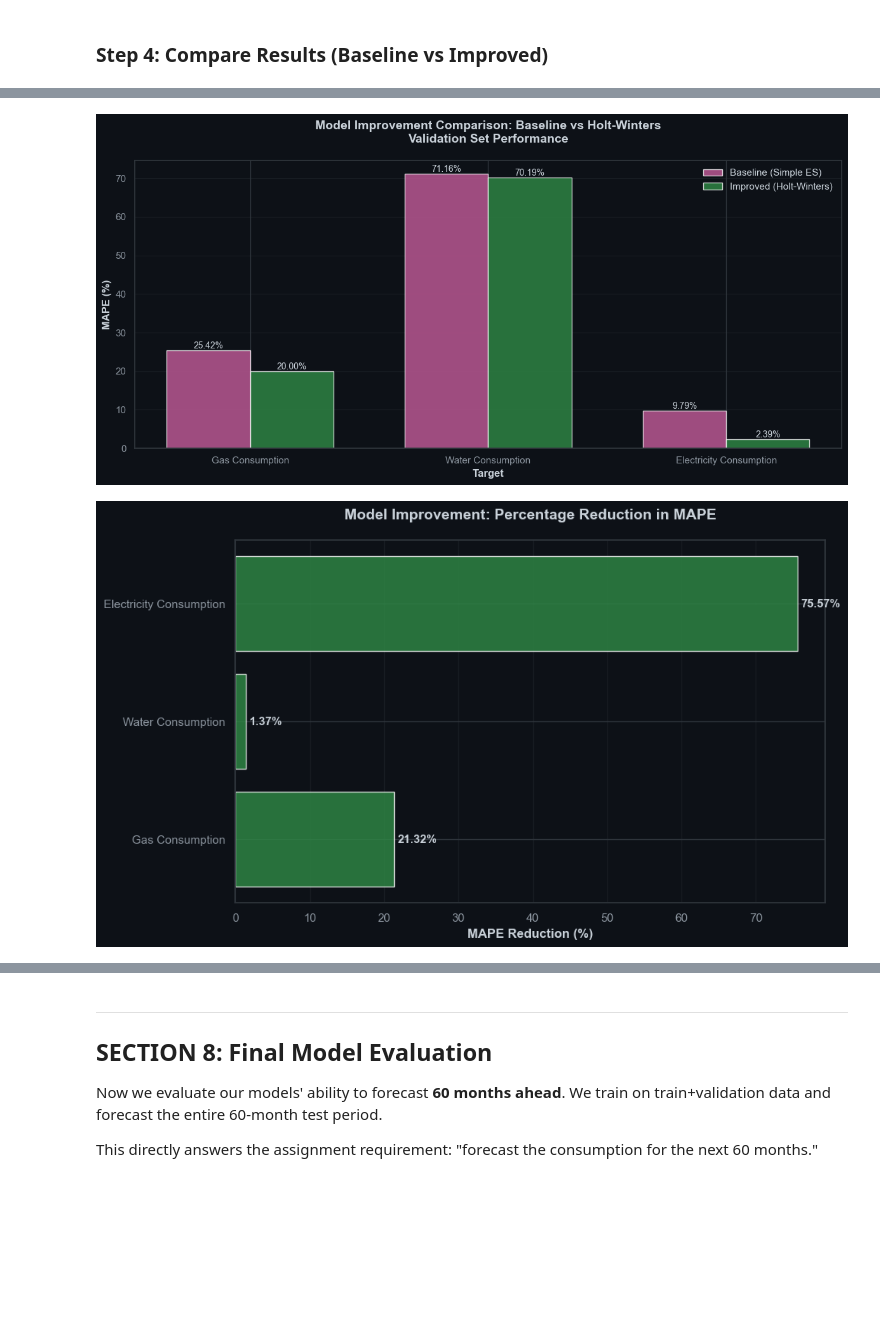
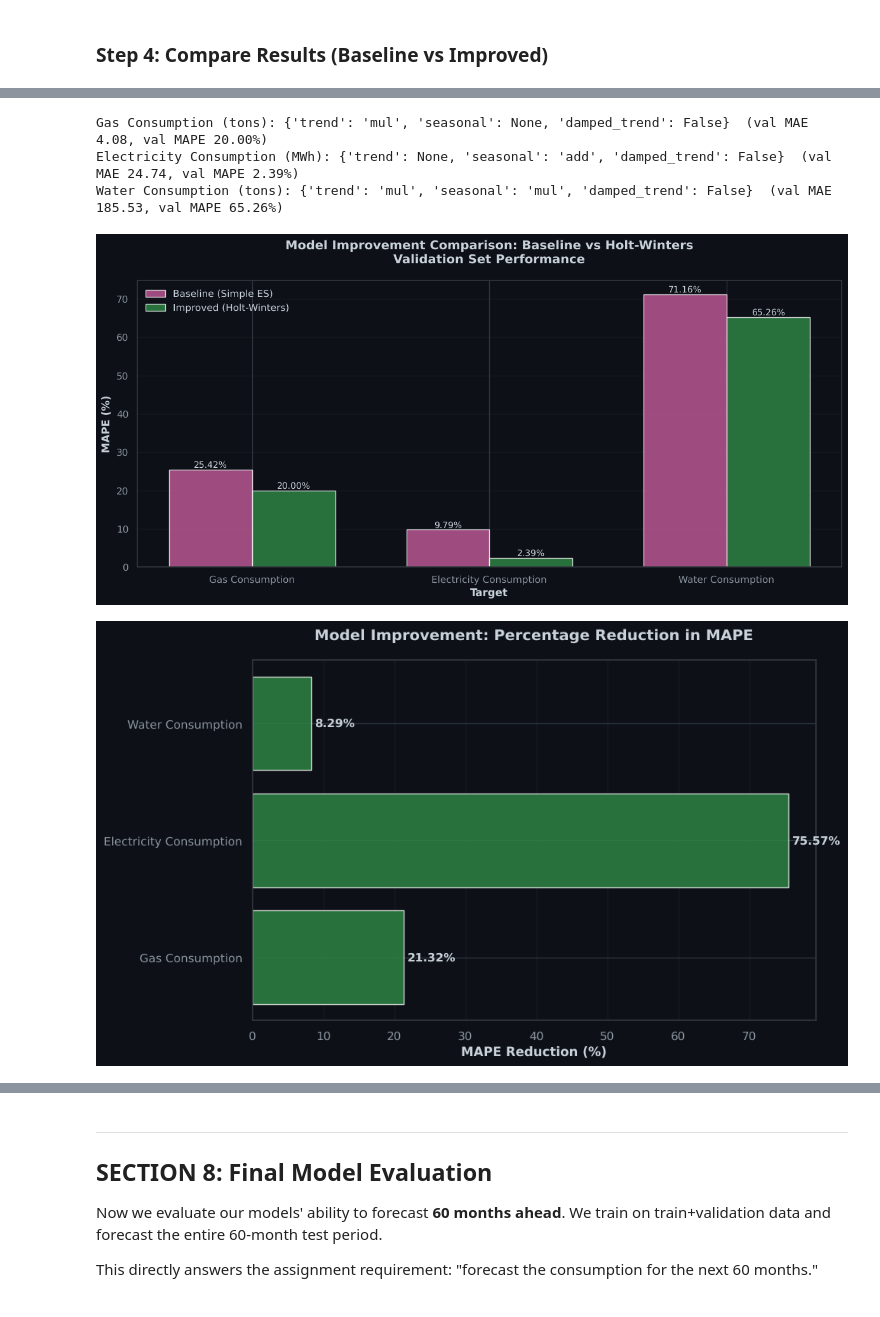
Before and after one commit to pufferfish3e/unsupervised-learning, a Jupyter notebook: p2510877_CA2_PartB_KendrickSlamat.ipynb, the cells around one changed output, grey strips where cells are left out. Cells and saved outputs as stored; diff of their text form; code cells hidden in the pictures; blank space fills up the shorter version.

```diff
--- a/p2510877_CA2_PartB_KendrickSlamat.ipynb
+++ b/p2510877_CA2_PartB_KendrickSlamat.ipynb
@@ -708,7 +713,7 @@ improved_hw_results = []
 fitted = improved_model.fit()
 val_pred = fitted.forecast(steps=len(val))
 
-results = evaluate_forecast(val['Gas Consumption (tons)'], val_pred, 'Baseline: Simple ES', 'Gas Consumption')
+results = evaluate_forecast(val['Gas Consumption (tons)'], val_pred, 'Holt-Winters (add/add/damped)', 'Gas Consumption')
 print("Gas Consumption Improved (Pre-Tuning) Results:")
 print(f"Validation MAE: {results['MAE']:.2f}\nValidation MSE: {results['MSE']:.2f}\nValidation MAPE: {results['MAPE (%)']:.2f}%")
 improved_hw_results.append(results)
@@ -722,7 +727,7 @@ improved_model = ExponentialSmoothing(
 )
 fitted = improved_model.fit()
 val_pred = fitted.forecast(steps=len(val))
-results = evaluate_forecast(val['Water Consumption (tons)'], val_pred, 'Baseline: Simple ES', 'Water Consumption')
+results = evaluate_forecast(val['Water Consumption (tons)'], val_pred, 'Holt-Winters (add/add/damped)', 'Water Consumption')
 print("Water Consumption Improved (Pre-Tuning) Results:")
 print(f"Validation MAE: {results['MAE']:.2f}\nValidation MSE: {results['MSE']:.2f}\nValidation MAPE: {results['MAPE (%)']:.2f}%")
 improved_hw_results.append(results)
@@ -736,7 +741,7 @@ improved_model = ExponentialSmoothing(
 )
 fitted = improved_model.fit()
 val_pred = fitted.forecast(steps=len(val))
-results = evaluate_forecast(val['Electricity Consumption (MWh)'], val_pred, 'Baseline: Simple ES', 'Electricity Consumption')
+results = evaluate_forecast(val['Electricity Consumption (MWh)'], val_pred, 'Holt-Winters (add/add/damped)', 'Electricity Consumption')
 print("Electricity Consumption Improved (Pre-Tuning) Results:")
 print(f"Validation MAE: {results['MAE']:.2f}\nValidation MSE: {results['MSE']:.2f}\nValidation MAPE: {results['MAPE (%)']:.2f}%")
 improved_hw_results.append(results)
@@ -909,0 +839,5 @@ Best Electricity params: {'trend': None, 'seasonal': 'add', 'damped_trend': Fals
+# %%
+# Grid search over Exponential Smoothing parameters (Water Consumption)
+best_params_water, grid_water = grid_search_hw('Water Consumption (tons)')
+print(f'Best Water params: {best_params_water}')
+grid_water.head()
@@ -909,0 +852,5 @@ Best Electricity params: {'trend': None, 'seasonal': 'add', 'damped_trend': Fals
+# %%
+# Grid search over Exponential Smoothing parameters (Electricity Consumption)
+best_params_elec, grid_elec = grid_search_hw('Electricity Consumption (MWh)')
+print(f'Best Electricity params: {best_params_elec}')
+grid_elec.head()
@@ -1153,0 +1000,27 @@ Electricity: {'trend': None, 'seasonal': 'add', 'damped_trend': False, 'MAPE': 0
+# %%
+# Step 4: Compare Results (Baseline vs Improved) on the validation set
+best_params_by_target = {
+    'Gas Consumption (tons)': best_params_gas,
+    'Electricity Consumption (MWh)': best_params_elec,
+    'Water Consumption (tons)': best_params_water,
+}
+
+rows = []
+for target, best_params in best_params_by_target.items():
+    name = target.replace(' (tons)', '').replace(' (MWh)', '')
+    baseline_row = baseline_df.set_index('Target').loc[name]
+    rows.append({
+        'Target': name,
+        'Baseline MAE': baseline_row['MAE'],
+        'Tuned MAE': best_params['MAE'],
+        'Baseline MAPE (%)': baseline_row['MAPE (%)'],
+        'Tuned MAPE (%)': best_params['MAPE'] * 100,
+    })
+
+comparison_df = pd.DataFrame(rows)
+comparison_df['MAE Reduction (%)'] = (1 - comparison_df['Tuned MAE'] / comparison_df['Baseline MAE']) * 100
+comparison_df['Improvement (%)'] = (1 - comparison_df['Tuned MAPE (%)'] / comparison_df['Baseline MAPE (%)']) * 100
+
+print("Baseline vs Tuned Holt-Winters (validation set)")
+print(comparison_df.round(2).to_string(index=False))
+print(f"\nAverage MAE reduction: {comparison_df['MAE Reduction (%)'].mean():.2f}%")
@@ -1154,3 +1035,11 @@ Electricity: {'trend': None, 'seasonal': 'add', 'damped_trend': False, 'MAPE': 0
+# %%
+# Tuned configuration chosen by the grid search for each target
+for target, best_params in best_params_by_target.items():
+    print(f"{target}: {_get_hw_params(best_params)}  (val MAE {best_params['MAE']:.2f}, val MAPE {best_params['MAPE']*100:.2f}%)")
+# %% [output]
+Gas Consumption (tons): {'trend': 'mul', 'seasonal': None, 'damped_trend': False}  (val MAE 4.08, val MAPE 20.00%)
+Electricity Consumption (MWh): {'trend': None, 'seasonal': 'add', 'damped_trend': False}  (val MAE 24.74, val MAPE 2.39%)
+Water Consumption (tons): {'trend': 'mul', 'seasonal': 'mul', 'damped_trend': False}  (val MAE 185.53, val MAPE 65.26%)
 # %%
 # Create bar chart comparison
 fig, ax = plt.subplots(figsize=(12, 6))
@@ -1161,7 +1050,7 @@ width = 0.35
 # Plot bars
 bars1 = ax.bar(x - width/2, comparison_df['Baseline MAPE (%)'], width,
                label='Baseline (Simple ES)', color='#c45b9a', alpha=0.8)
-bars2 = ax.bar(x + width/2, comparison_df['Improved MAPE (%)'], width,
+bars2 = ax.bar(x + width/2, comparison_df['Tuned MAPE (%)'], width,
                label='Improved (Holt-Winters)', color='#2f8a46', alpha=0.8)
 
 # Add value labels on bars
@@ -1175,32 +1064,32 @@ for bars in [bars1, bars2]:
 # Customize chart
 ax.set_xlabel('Target', fontsize=12, fontweight='bold')
 ax.set_ylabel('MAPE (%)', fontsize=12, fontweight='bold')
 ax.set_title('Model Improvement Comparison: Baseline vs Holt-Winters\nValidation Set Performance',
              fontsize=14, fontweight='bold', pad=20)
 ax.set_xticks(x)
 ax.set_xticklabels(comparison_df['Target'])
 ax.legend(fontsize=11)
 ax.grid(axis='y', alpha=0.3)
 
 plt.tight_layout()
 plt.show()
 
 # Create improvement percentage chart
 fig, ax = plt.subplots(figsize=(10, 6))
 
 colors = ['#2f8a46' if x > 0 else '#d45a4f' for x in comparison_df['Improvement (%)']]
 bars = ax.barh(comparison_df['Target'], comparison_df['Improvement (%)'], color=colors, alpha=0.8)
 
 # Add value labels
 for i, (bar, value) in enumerate(zip(bars, comparison_df['Improvement (%)'])):
     ax.text(value + 0.5, i, f'{value:.2f}%', va='center', fontsize=11, fontweight='bold')
 
 ax.set_xlabel('MAPE Reduction (%)', fontsize=12, fontweight='bold')
 ax.set_title('Model Improvement: Percentage Reduction in MAPE', fontsize=14, fontweight='bold', pad=20)
 ax.grid(axis='x', alpha=0.3)
 
 plt.tight_layout()
 plt.show()
 # %% [output]
-[figure, old version]
+[figure, new version]
-[figure, old version]
+[figure, new version]
```
Also changed, not shown: parts of 43 cells of this notebook, 3 other files.
